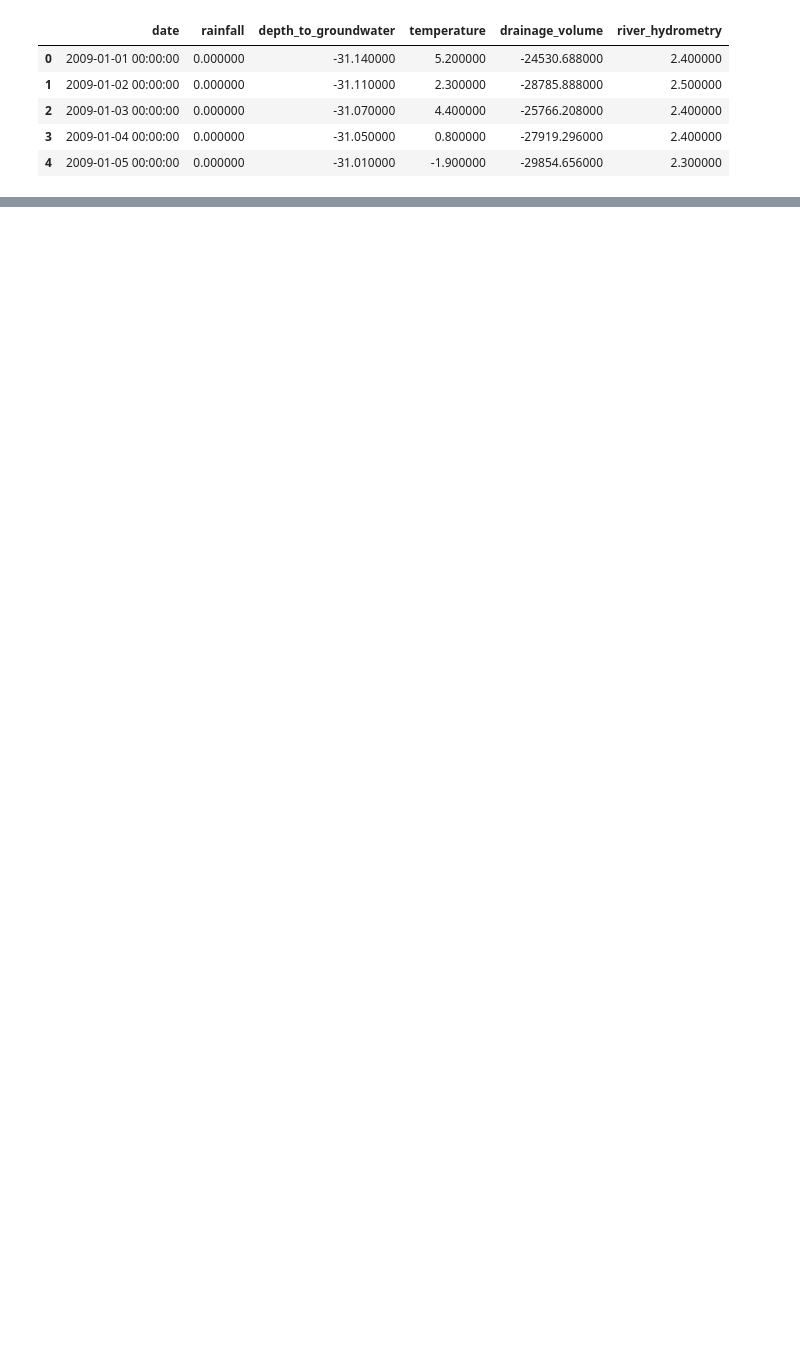
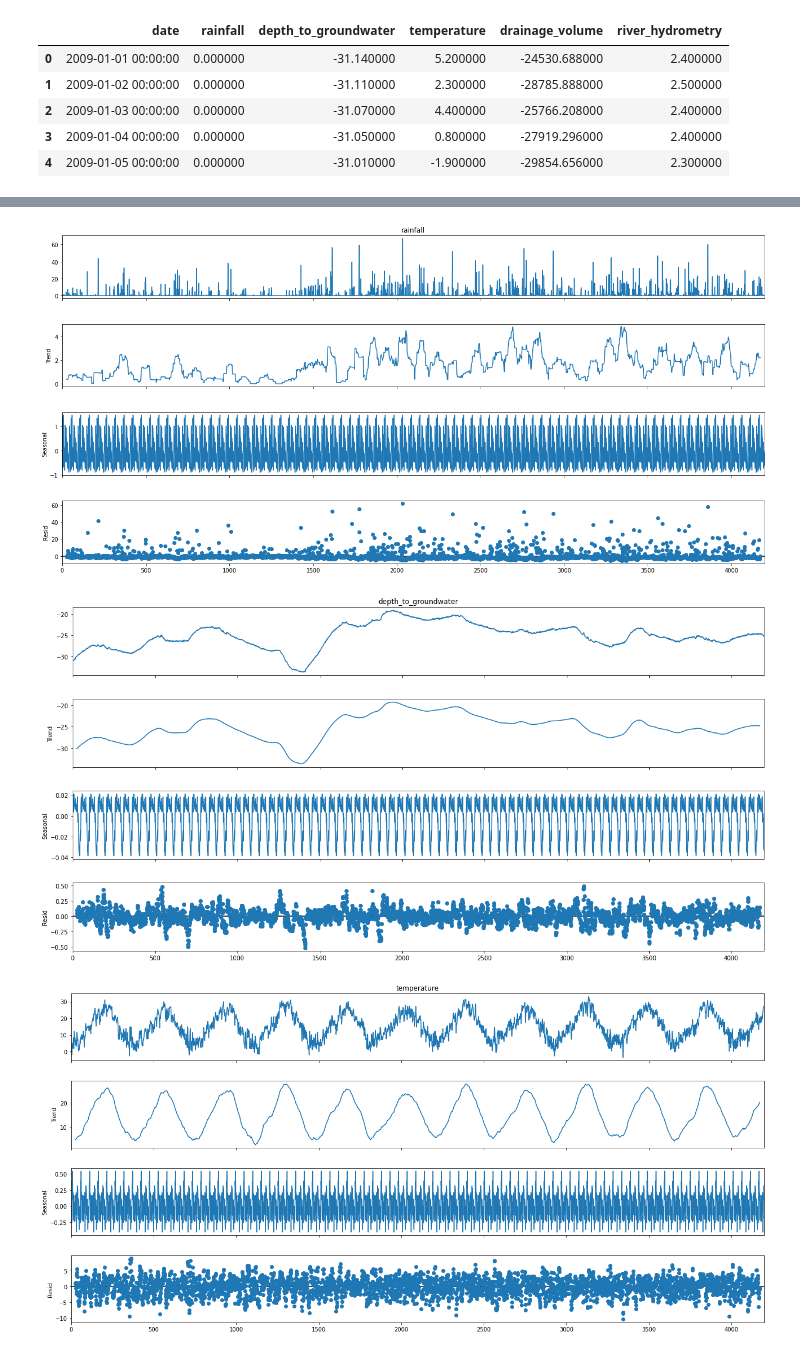
Before and after one commit to chris199713/time_series_analysis, a Jupyter notebook: time_series_analysis.ipynb, the cells around one changed output, grey strips where cells are left out. Cells and saved outputs as stored; diff of their text form; code cells hidden in the pictures; blank space fills up the shorter version.

```diff
--- a/time_series_analysis.ipynb
+++ b/time_series_analysis.ipynb
@@ -33,0 +121,4 @@ df.head().style.set_properties(subset=['date'], **{'background-color': 'dodgerbl
+# %%
+df['drainage_volume'] = df['drainage_volume'].interpolate()
+df['river_hydrometry'] = df['river_hydrometry'].interpolate()
+df['depth_to_groundwater'] = df['depth_to_groundwater'].interpolate()
@@ -33,0 +141,7 @@ df.head().style.set_properties(subset=['date'], **{'background-color': 'dodgerbl
+# %%
+df['year'] = pd.DatetimeIndex(df['date']).year
+df['month'] = pd.DatetimeIndex(df['date']).month
+df['day'] = pd.DatetimeIndex(df['date']).day
+df['day_of_year'] = pd.DatetimeIndex(df['date']).dayofyear
+df['week_of_year'] = pd.DatetimeIndex(df['date']).weekofyear
+df['quarter'] = pd.DatetimeIndex(df['date']).quarter
@@ -33,0 +150,11 @@ df.head().style.set_properties(subset=['date'], **{'background-color': 'dodgerbl
+# %%
+cols_to_decompose = ['rainfall', 'depth_to_groundwater', 'temperature',
+       'drainage_volume', 'river_hydrometry']
+for columns in cols_to_decompose:
+    decompose_value = seasonal_decompose(df[columns], model='additive',period = 52)
+    fig = decompose_value.plot()
+    fig.set_size_inches((20, 10))
+# %% [output]
+[figure, added]
+[figure, added]
+[figure, added]
```
Also changed, not shown: parts of 14 cells of this notebook.
